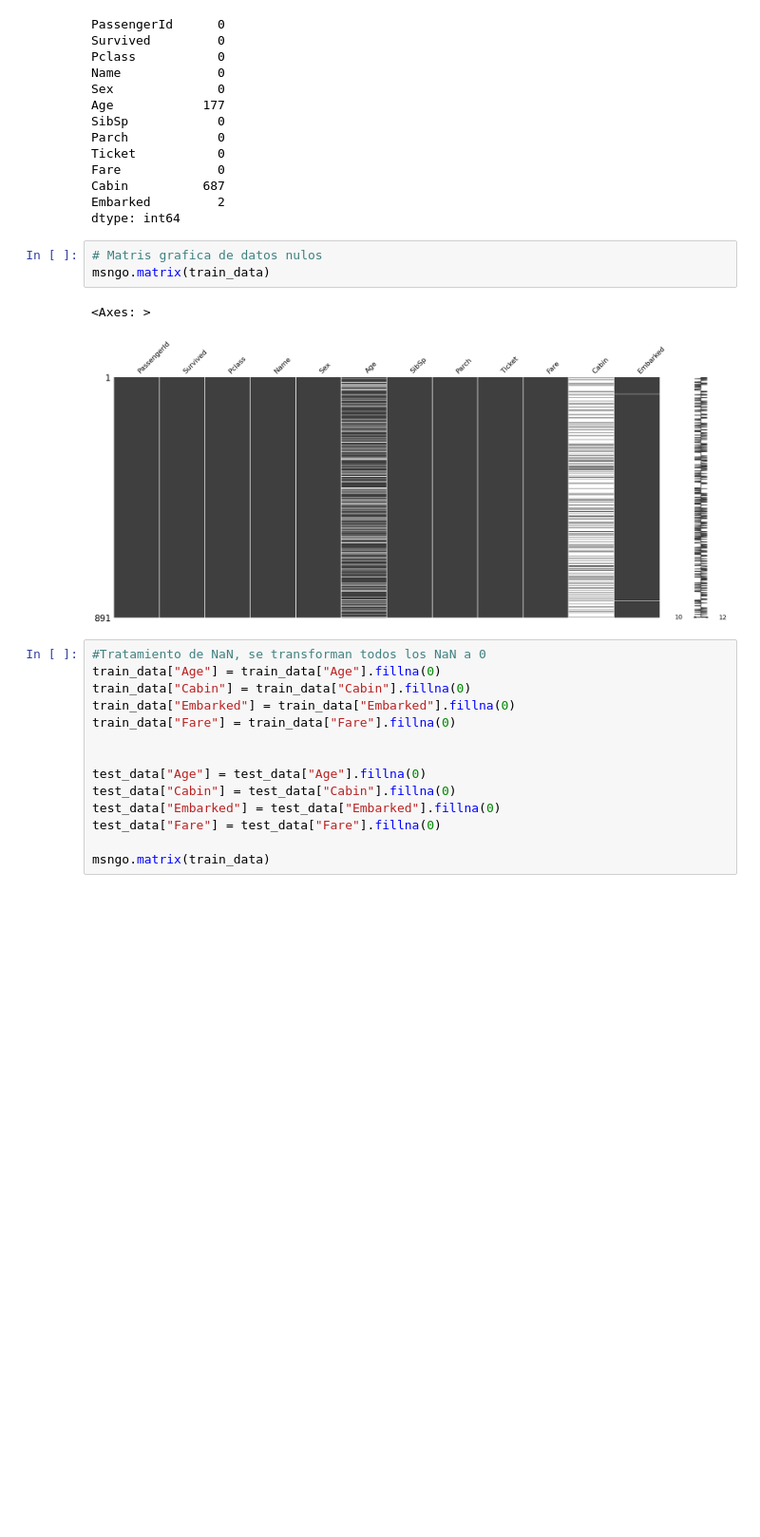
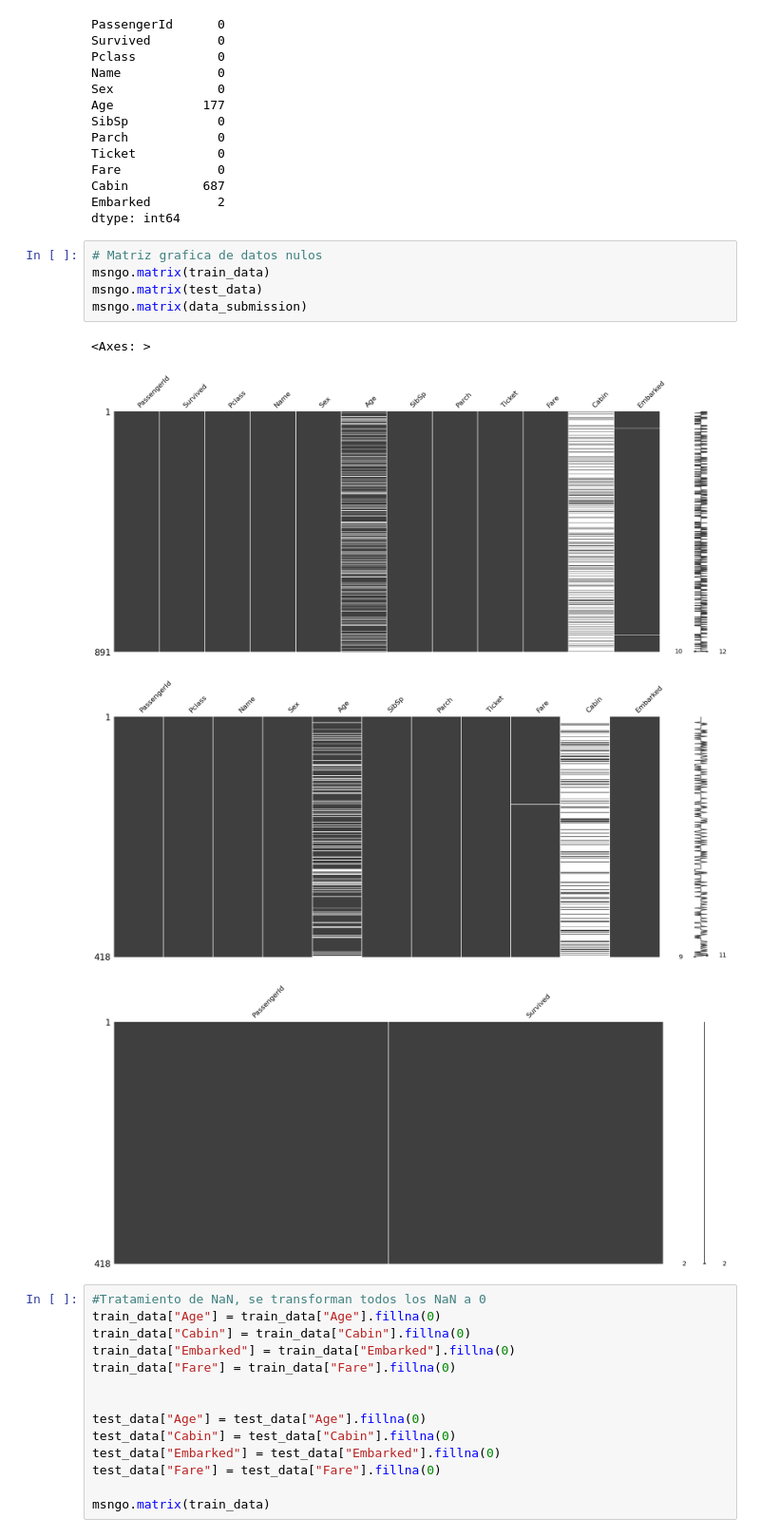
Before and after one commit to Denniels/titanic, a Jupyter notebook: titanic.ipynb, the cells around one changed output. Shown at 95% size. Saved outputs shown, nothing was run; the diff lists cells and outputs as text; blank space fills up the shorter version.

```diff
--- a/titanic.ipynb
+++ b/titanic.ipynb
@@ -142,11 +145,15 @@ Cabin          687
 Embarked         2
 dtype: int64
 # %%
-# Matris grafica de datos nulos
+# Matriz grafica de datos nulos
 msngo.matrix(train_data)
+msngo.matrix(test_data)
+msngo.matrix(data_submission)
 # %% [output]
 <Axes: >
 [figure]
+[figure, added]
+[figure, added]
 # %%
 #Tratamiento de NaN, se transforman todos los NaN a 0
 train_data["Age"] = train_data["Age"].fillna(0)
```
Also changed, not shown: parts of 5 cells of this notebook.
